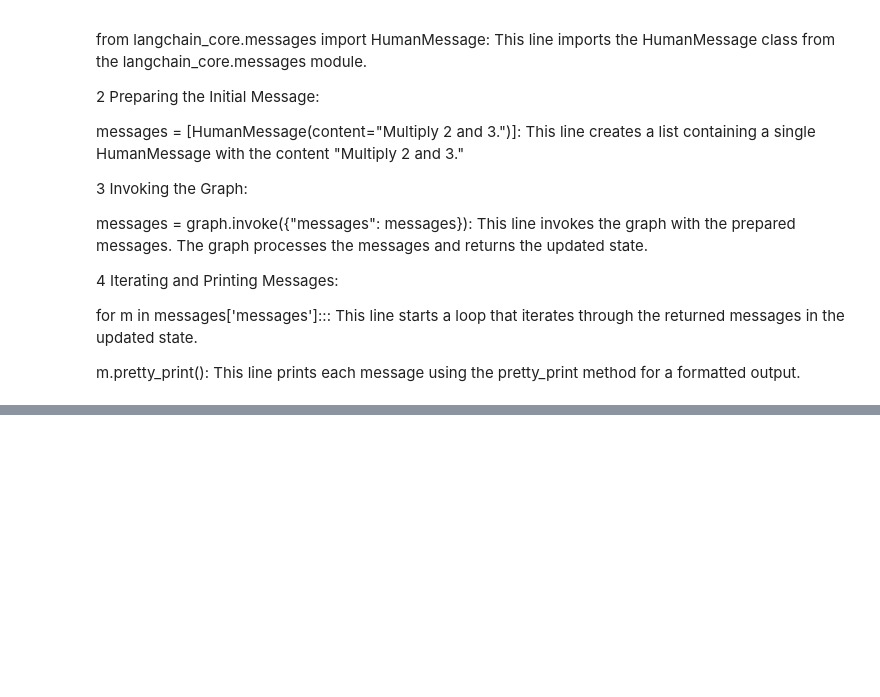
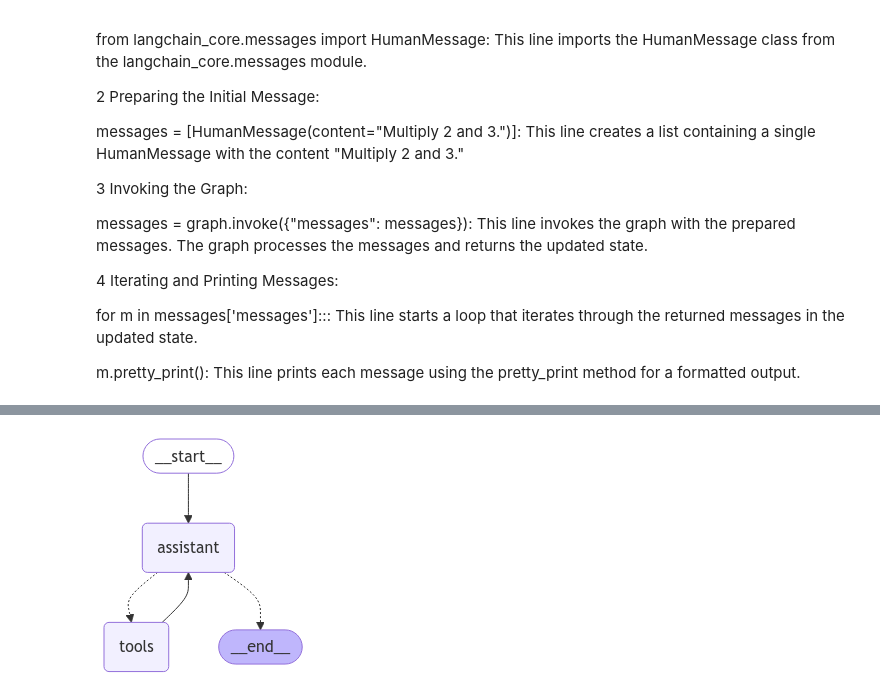
Before and after one commit to raheelam98/LangGraph, a Jupyter notebook: agentic_modules.ipynb, the cells around one changed output, grey strips where cells are left out. Saved outputs shown, nothing was run; the diff lists cells and outputs as text; code cells hidden in the pictures; blank space fills up the shorter version.

```diff
--- a/agentic_modules.ipynb
+++ b/agentic_modules.ipynb
@@ -173,0 +217,13 @@ m.pretty_print(): This line prints each message using the pretty_print method fo
+# %%
+# Import MessagesState from langgraph.graph
+from langgraph.graph import MessagesState
+# Import HumanMessage and SystemMessage from langchain_core.messages
+from langchain_core.messages import HumanMessage, SystemMessage
+
+# Create a system message that provides instructions for the assistant
+sys_msg = SystemMessage(content="You are a helpful assistant tasked with performing arithmetic on a set of inputs.")
+
+# Define a function to create a node that processes the state
+def assistant(state: MessagesState) -> MessagesState:
+    # Invoke the LLM tools with the system message and the current state messages
+    return {"messages": [llm_with_tools.invoke([sys_msg] + state["messages"])]}
@@ -173,0 +388,30 @@ m.pretty_print(): This line prints each message using the pretty_print method fo
+# %%
+# Import necessary modules
+from langgraph.graph import START, StateGraph  # Import START and StateGraph for building the graph
+from langgraph.prebuilt import tools_condition, ToolNode  # Import tools_condition and ToolNode
+from IPython.display import Image, display  # Import IPython display classes
+from langgraph.graph.state import CompiledStateGraph  # Import CompiledStateGraph for compiling the graph
+
+# Graph
+builder: StateGraph = StateGraph(MessagesState)  # Initialize the state graph builder with MessagesState
+
+# Define nodes: these do the work
+builder.add_node("assistant", assistant)  # Add the assistant node, which processes the state
+builder.add_node("tools", ToolNode(tools))  # Add the tools node, which handles tool invocations
+
+# Define edges: these determine how the control flow moves
+builder.add_edge(START, "assistant")  # Start the graph with the assistant node
+builder.add_conditional_edges(
+    "assistant",
+    tools_condition,  # If the latest message (result) from assistant is a tool call -> tools_condition routes to tools
+    # If the latest message (result) from assistant is not a tool call -> tools_condition routes to END
+)
+builder.add_edge("tools", "assistant")  # Define the edge from tools back to assistant
+
+# Compile the graph to a reactive state graph
+graph: CompiledStateGraph = builder.compile()
+# %%
+# Show the graph
+display(Image(graph.get_graph(xray=True).draw_mermaid_png()))  # Display the graph using IPython display
+# %% [output]
+[figure, added]
```
Also changed, not shown: parts of 23 cells of this notebook.
